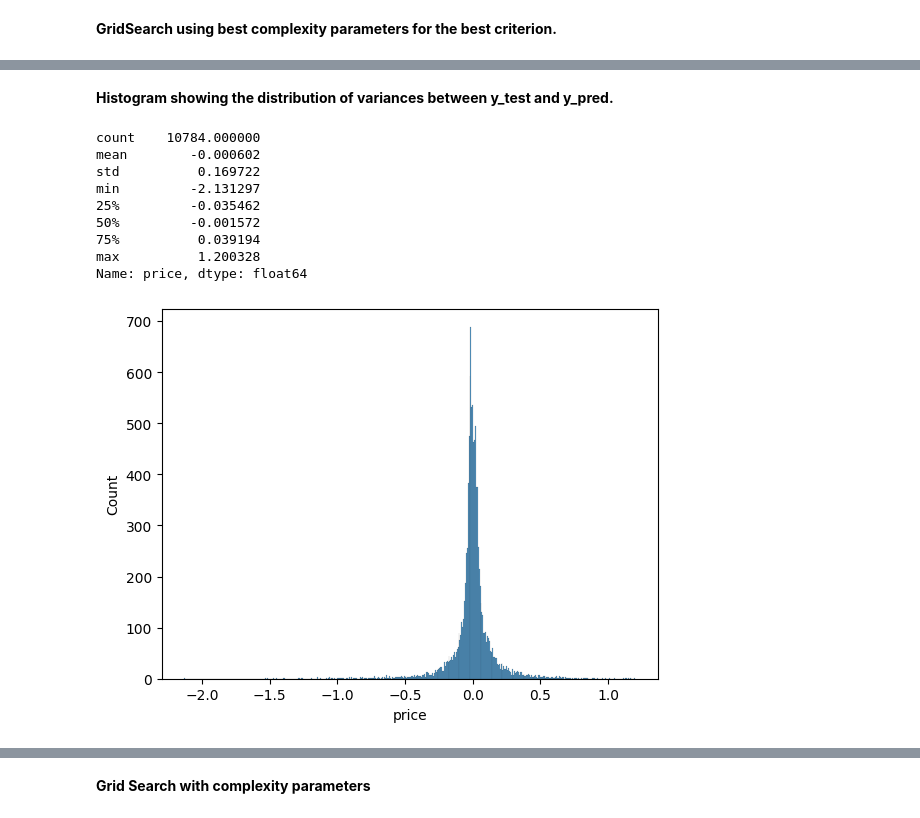
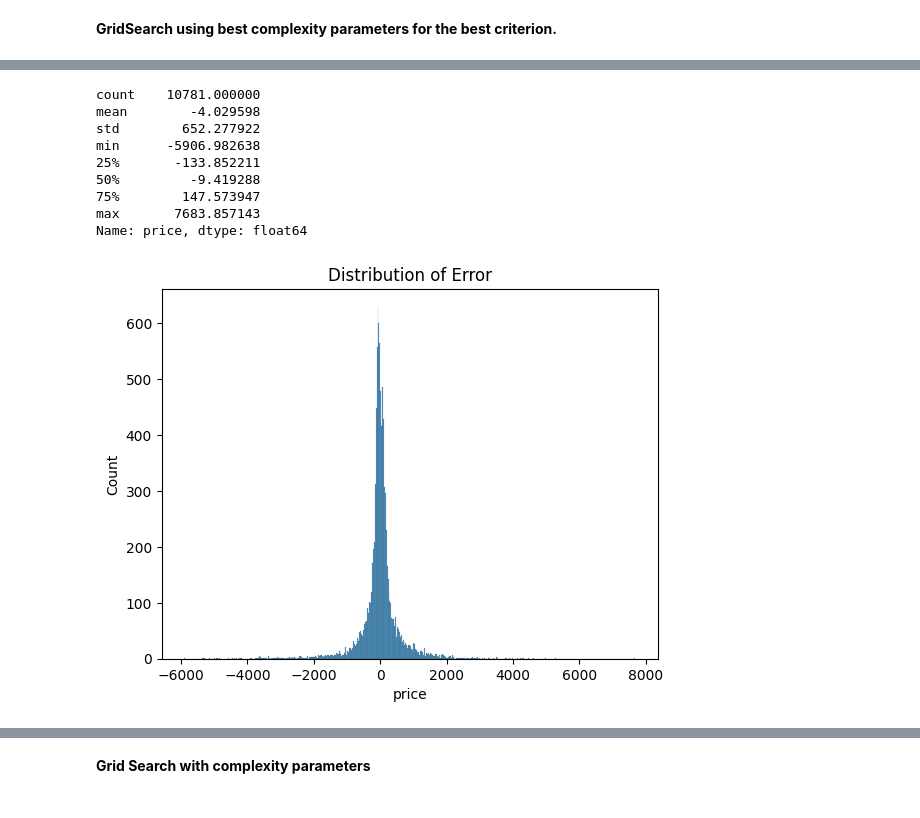
Before and after one commit to vanand102/Springboard, a Jupyter notebook: Capstone3_Modeling.ipynb, the cells around one changed output, grey strips where cells are left out. Cells and saved outputs as stored; diff of their text form; code cells hidden in the pictures.

```diff
--- a/Capstone3_Modeling.ipynb
+++ b/Capstone3_Modeling.ipynb
@@ -620,0 +307,2 @@ plt.show()
+# %%
+X_2 = scaled_data.drop(columns = ['cut_Ideal','z','cut_Fair','cut_Good','cut_Premium','cut_Very Good','x','price'])
@@ -688,5 +384,5 @@ chart.set(title='Mean Score by Criterion')
 # %%
-Decision_Tree = DecisionTreeRegressor(max_depth = 12, criterion='squared_error')
+Decision_Tree = DecisionTreeRegressor(max_depth = 12, criterion='friedman_mse')
 # %%
 Decision_Tree.fit(X_2_train,y_2_train)
 # %% [output]
@@ -809,2 +557,0 @@ rModel = linear_model.LinearRegression()
-# %%
-rModel.fit(X_2_train, y_2_train)
@@ -829,0 +645,2 @@ plt.scatter(y_2_test,y_2_pred, alpha = 0.01)
+# %%
+Random_Forest = RandomForestRegressor(max_depth= 12, n_estimators= 5, criterion='friedman_mse')
@@ -830,18 +671,17 @@ plt.scatter(y_2_test,y_2_pred, alpha = 0.01)
 # %%
 y_2_diff = y_2_test - y_2_pred
-# %% [markdown]
-**Histogram showing the distribution of variances between y_test and y_pred.**
 # %%
 sns.histplot(data=y_2_diff)
+plt.title('Distribution of Error')
 y_2_diff.describe()
 # %% [output]
-count    10784.000000
-mean        -0.000602
-std          0.169722
-min         -2.131297
-25%         -0.035462
-50%         -0.001572
-75%          0.039194
-max          1.200328
+count    10781.000000
+mean        -4.029598
+std        652.277922
+min      -5906.982638
+25%       -133.852211
+50%         -9.419288
+75%        147.573947
+max       7683.857143
 Name: price, dtype: float64
-[figure, old version]
+[figure, new version]
```
Also changed, not shown: parts of 250 cells of this notebook.
